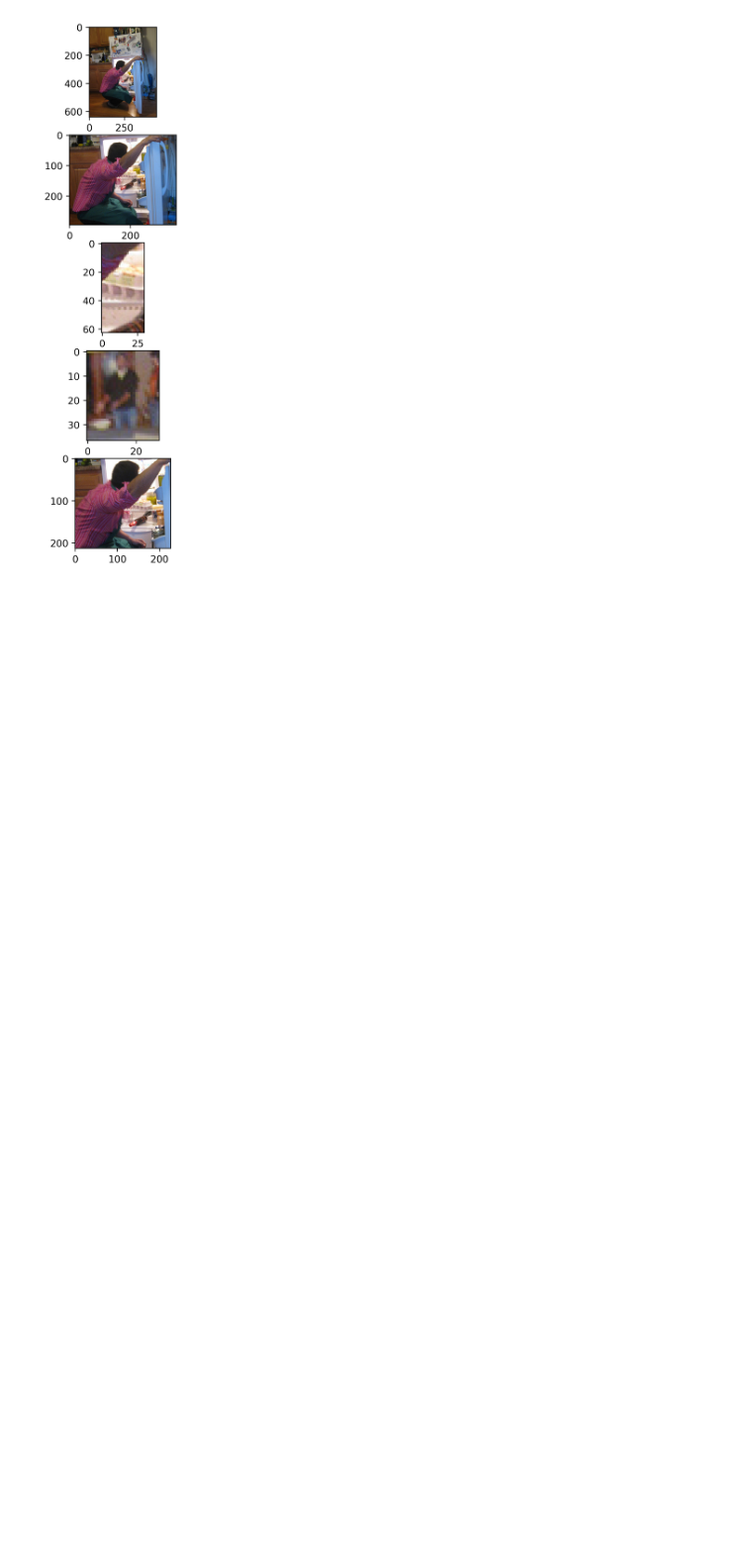
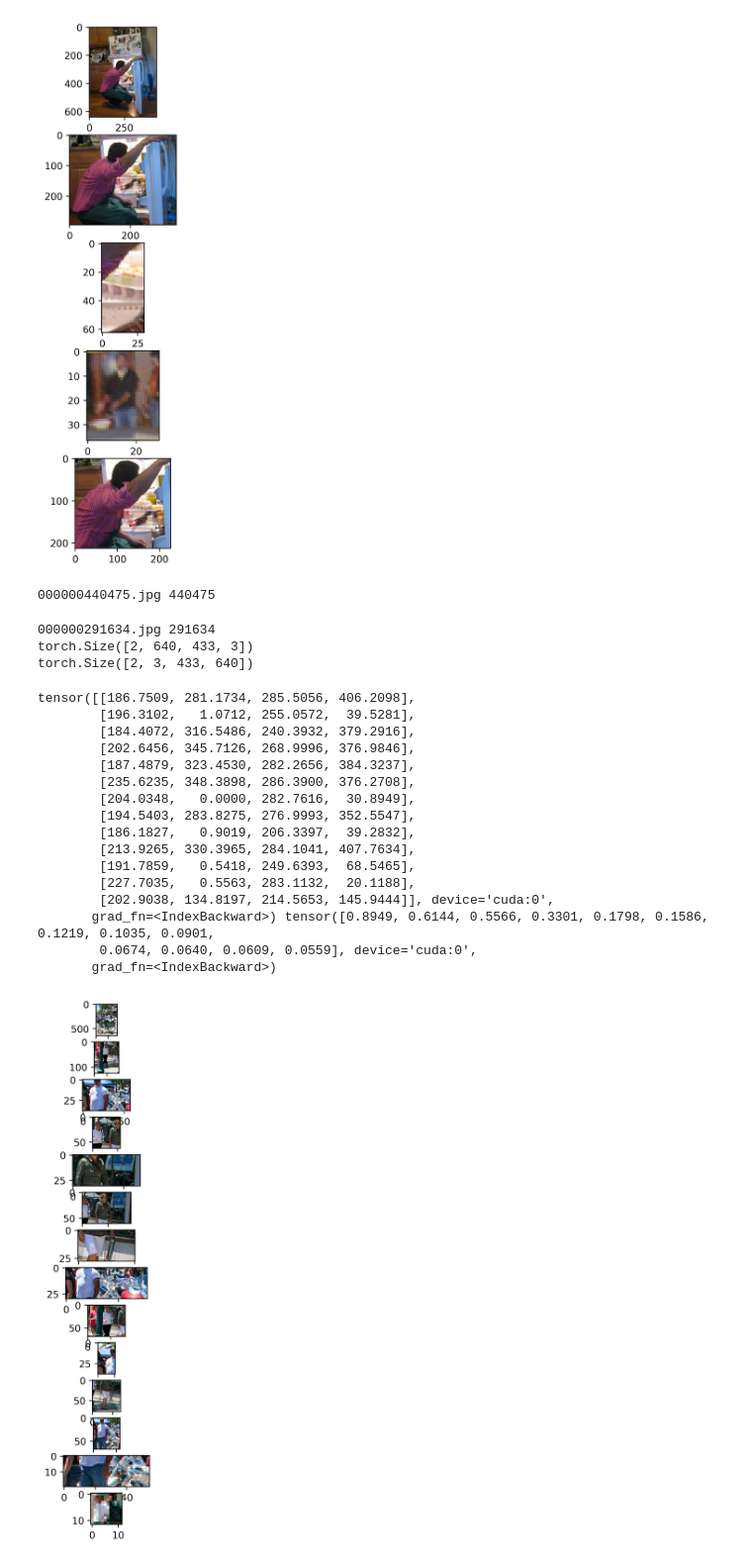
Before and after one commit to TheBlackRus/liveproject_HumanPoseEstimation, a Jupyter notebook: liveproject_humanpose_03.ipynb, the cells around one changed output. Shown at 99% size. Drawn from its saved outputs; the diff is of its cells as text; code cells hidden in the pictures; blank space fills up the shorter version.

```diff
--- a/liveproject_humanpose_03.ipynb
+++ b/liveproject_humanpose_03.ipynb
@@ -167,0 +256,46 @@ tensor([[212.5397,  64.2023, 563.9282, 358.7718],
+# %%
+dec = Detector()
+# %%
+import json
+file_name = "annotations//person_keypoints_val2017.json"
+with open(file_name, 'r') as json_raw:
+    meta = json.load(json_raw)
+
+def load_image(meta,example):
+  # read the meta data of the validation set
+  img_info = meta["images"][example]
+  img_annotation = meta["annotations"][example]
+  img_catogory = meta["categories"][0]["keypoints"]
+
+  img_file = str(img_annotation["image_id"])
+  img_file = img_file.zfill(12) +".jpg" #img_info["file_name"]
+  print(img_file, img_annotation["image_id"])
+  return image.imread("val2017//"+img_file)
+# %%
+img_1 = load_image(meta,1)
+# %% [output]
+000000440475.jpg 440475
+# %%
+img_X = load_image(meta,7)
+boxes, scores =dec.find_person(img_X,preproces=True,vis=True)
+# %% [output]
+000000291634.jpg 291634
+torch.Size([2, 640, 433, 3])
+torch.Size([2, 3, 433, 640])
+tensor([[186.7509, 281.1734, 285.5056, 406.2098],
+        [196.3102,   1.0712, 255.0572,  39.5281],
+        [184.4072, 316.5486, 240.3932, 379.2916],
+        [202.6456, 345.7126, 268.9996, 376.9846],
+        [187.4879, 323.4530, 282.2656, 384.3237],
+        [235.6235, 348.3898, 286.3900, 376.2708],
+        [204.0348,   0.0000, 282.7616,  30.8949],
+        [194.5403, 283.8275, 276.9993, 352.5547],
+        [186.1827,   0.9019, 206.3397,  39.2832],
+        [213.9265, 330.3965, 284.1041, 407.7634],
+        [191.7859,   0.5418, 249.6393,  68.5465],
+        [227.7035,   0.5563, 283.1132,  20.1188],
+        [202.9038, 134.8197, 214.5653, 145.9444]], device='cuda:0',
+       grad_fn=<IndexBackward>) tensor([0.8949, 0.6144, 0.5566, 0.3301, 0.1798, 0.1586, 0.1219, 0.1035, 0.0901,
+        0.0674, 0.0640, 0.0609, 0.0559], device='cuda:0',
+       grad_fn=<IndexBackward>)
+[figure, added]
```
Also changed, not shown: parts of 5 cells of this notebook.
